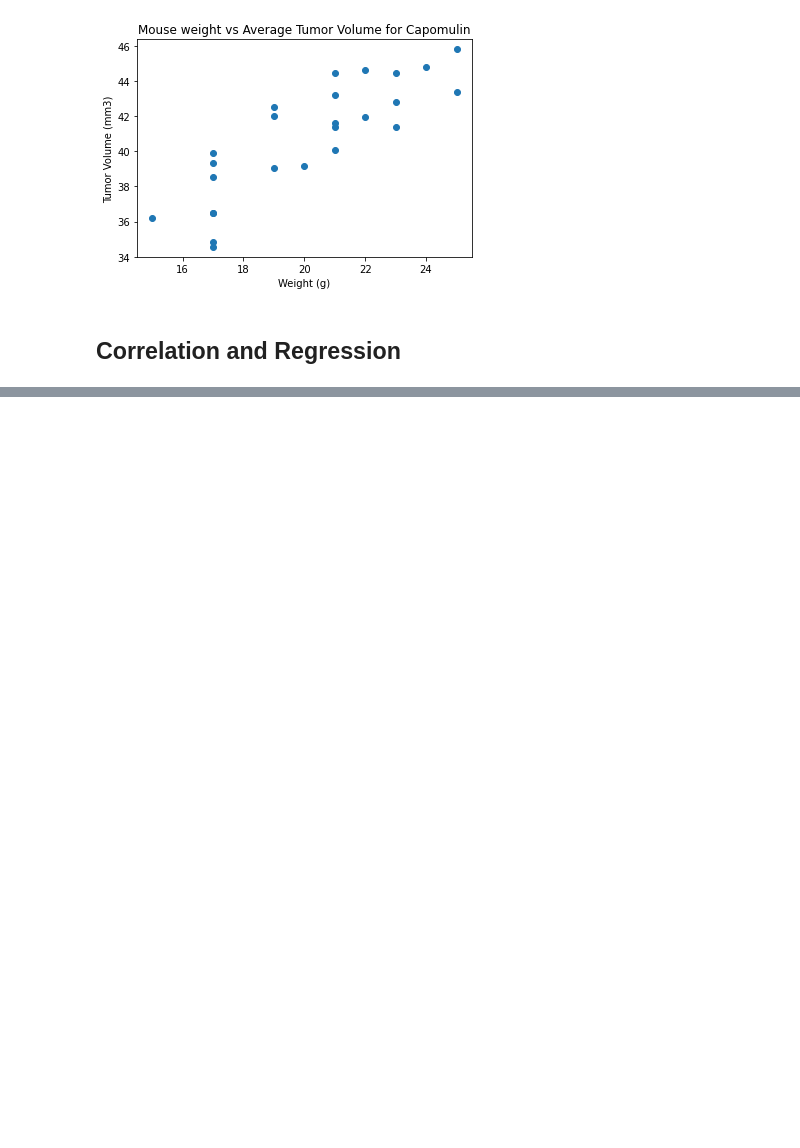
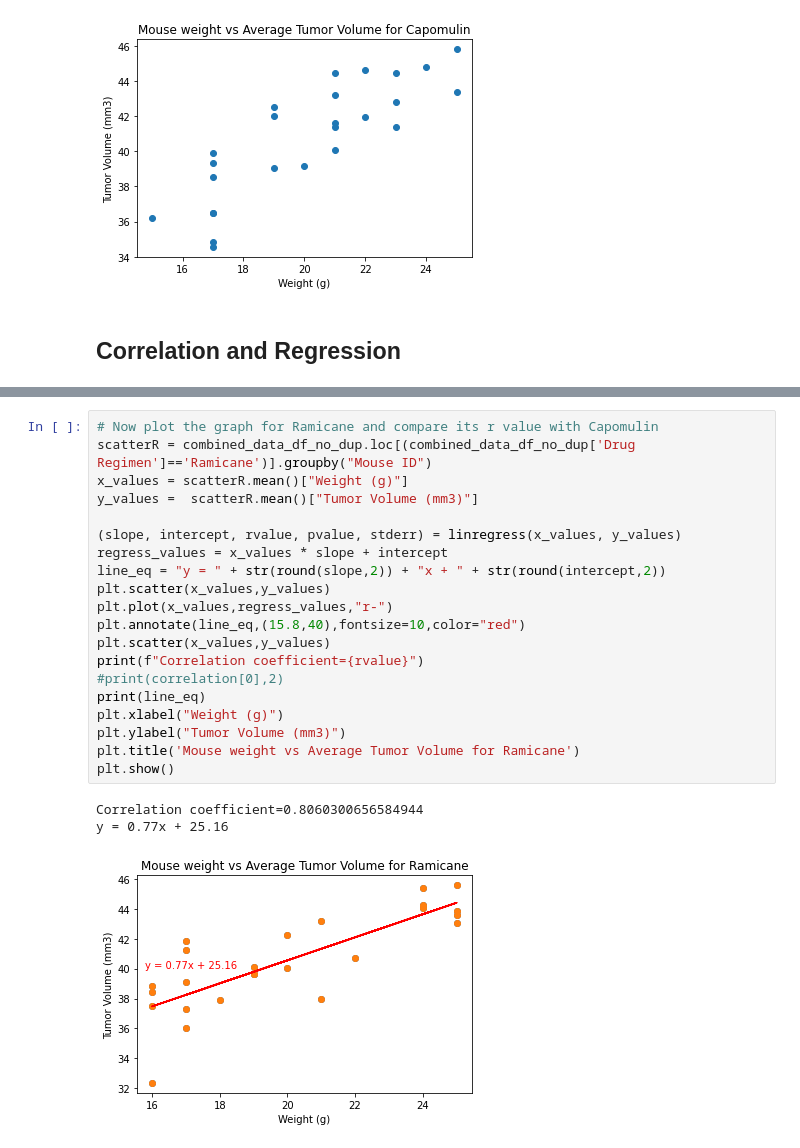
Before and after one commit to johnwanng/Matplotlib, a Jupyter notebook: pymaceuticals_starter.ipynb, the cells around one changed output, grey strips where cells are left out. Cells and saved outputs as stored; diff of their text form; blank space fills up the shorter version.

```diff
--- a/pymaceuticals_starter.ipynb
+++ b/pymaceuticals_starter.ipynb
@@ -351,0 +356,24 @@ y = 0.95x + 21.55
+# %%
+# Now plot the graph for Ramicane and compare its r value with Capomulin
+scatterR = combined_data_df_no_dup.loc[(combined_data_df_no_dup['Drug Regimen']=='Ramicane')].groupby("Mouse ID")
+x_values = scatterR.mean()["Weight (g)"]
+y_values =  scatterR.mean()["Tumor Volume (mm3)"]
+
+(slope, intercept, rvalue, pvalue, stderr) = linregress(x_values, y_values)
+regress_values = x_values * slope + intercept
+line_eq = "y = " + str(round(slope,2)) + "x + " + str(round(intercept,2))
+plt.scatter(x_values,y_values)
+plt.plot(x_values,regress_values,"r-")
+plt.annotate(line_eq,(15.8,40),fontsize=10,color="red")
+plt.scatter(x_values,y_values)
+print(f"Correlation coefficient={rvalue}")
+#print(correlation[0],2)
+print(line_eq)
+plt.xlabel("Weight (g)")
+plt.ylabel("Tumor Volume (mm3)")
+plt.title('Mouse weight vs Average Tumor Volume for Ramicane')
+plt.show()
+# %% [output]
+Correlation coefficient=0.8060300656584944
+y = 0.77x + 25.16
+[figure, added]
```
Also changed, not shown: parts of 3 cells of this notebook, 3 other files.
